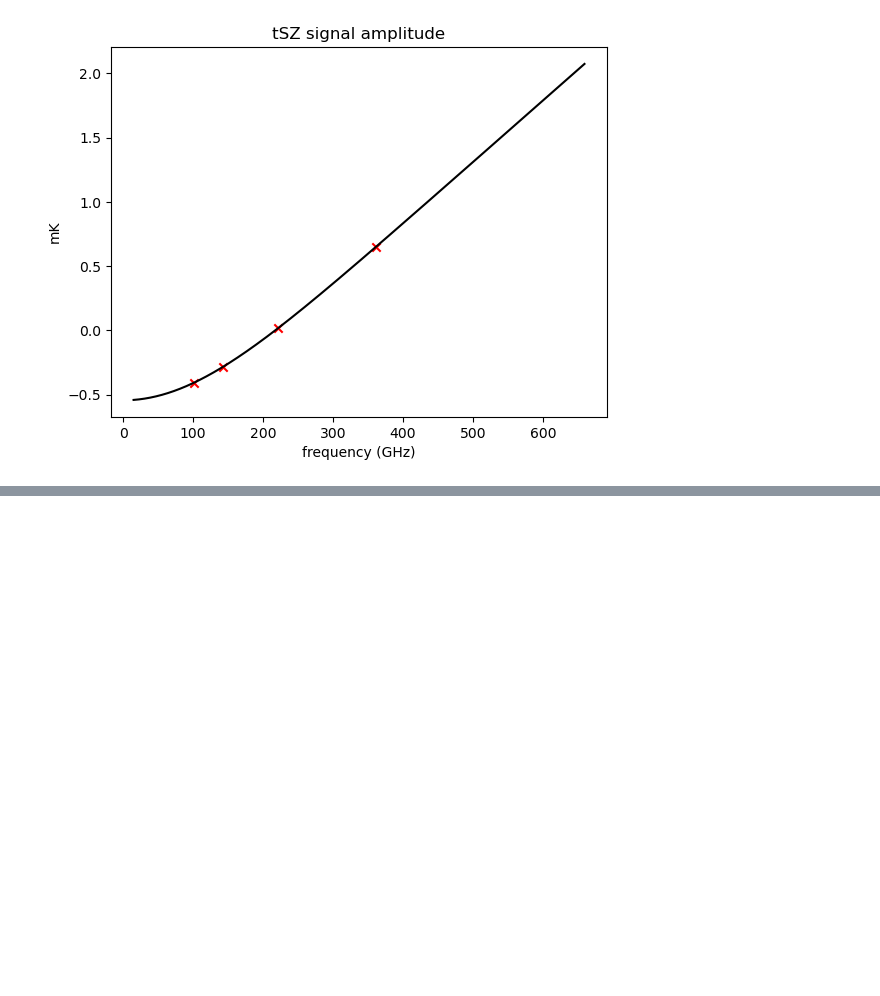
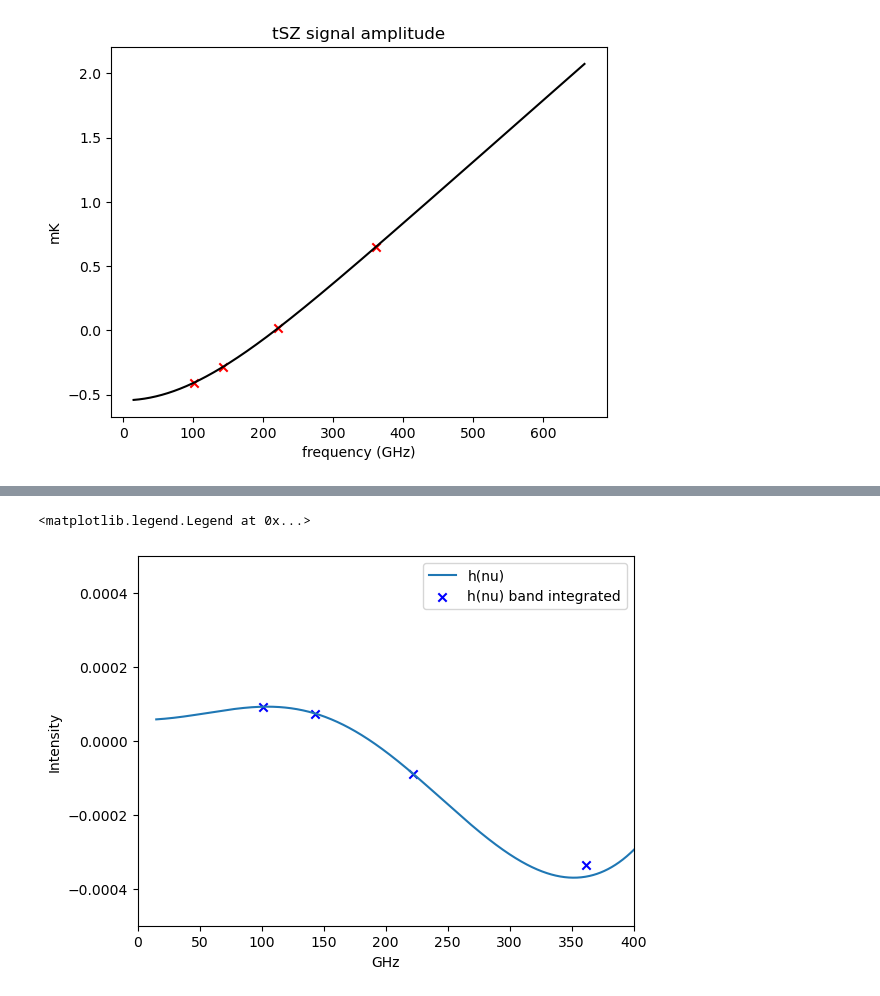
Before and after one commit to vipulprasad/SZ_analysis, a Jupyter notebook: frequency_map_analysis/tSZ_frequency_maps_fit.ipynb, the cells around one changed output, grey strips where cells are left out. Cells and saved outputs as stored; diff of their text form; code cells hidden in the pictures; blank space fills up the shorter version.

```diff
--- a/frequency_map_analysis/tSZ_frequency_maps_fit.ipynb
+++ b/frequency_map_analysis/tSZ_frequency_maps_fit.ipynb
@@ -246,0 +274,18 @@ Covariance matrix, stddev: [[7.03573328e-15]] 8.387927802223286e-08
+# %%
+Yp_input = 2e-6
+h_nu = f_sz.rel_corr_sec_ord_ysz(Ycl_input, Yp_input, Tcmb, tkev = T_kev, freq_GHz = nu_GHz*(1+Z), const=const, temp = True)
+h_nu_band_integrated = f_sz.rel_corr_sec_ord_ysz_bndint(Ycl_input, Yp_input, Tcmb, tkev = T_kev, band_centerfreq = centerfreq, freq_GHz = nu_GHz*(1+Z), const=const, temp = True)
+
+eff_freq = [101.31, 142.709, 221.914, 361.289]
+
+plt.plot(nu_GHz, h_nu, label = "h(nu)")
+plt.scatter(eff_freq, h_nu_band_integrated, label = "h(nu) band integrated", marker = 'x', color = 'b')
+# plt.scatter(centerfreq, h_nu_band_integrated, label = "h(nu) band integrated", marker = 'x', color = 'b')
+plt.ylabel("{}".format("Intensity"))
+plt.xlim((0, 400))
+plt.ylim((-0.0005, 0.0005))
+plt.xlabel("GHz")
+plt.legend()
+# %% [output]
+<matplotlib.legend.Legend at 0x...>
+[figure, added]
```
Also changed, not shown: parts of 12 cells of this notebook, 1 other file.
